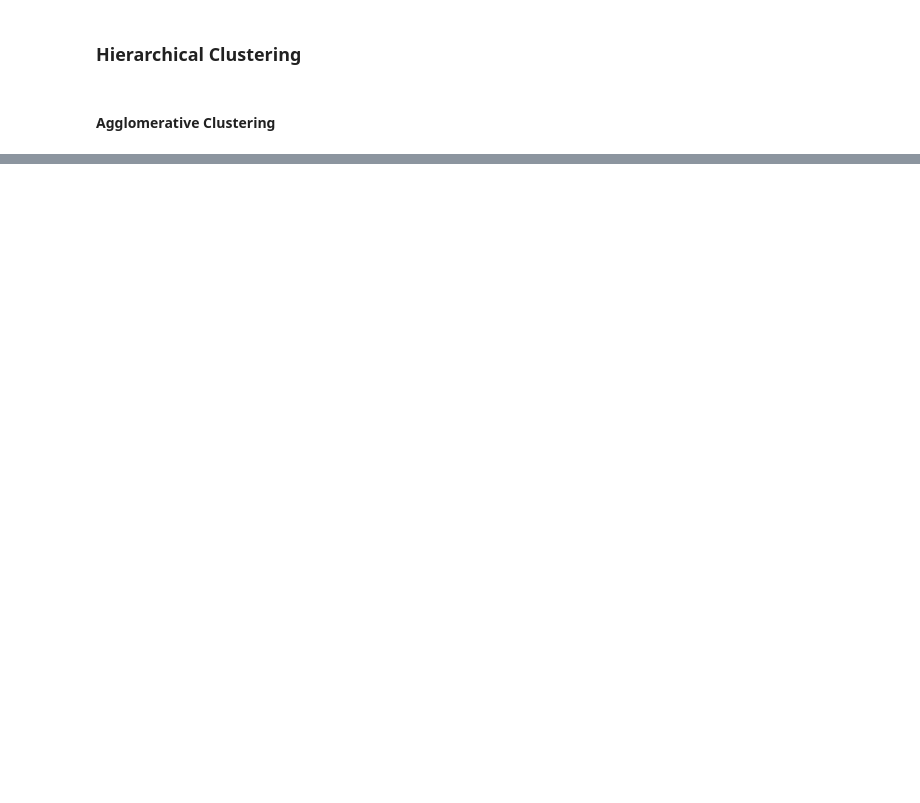
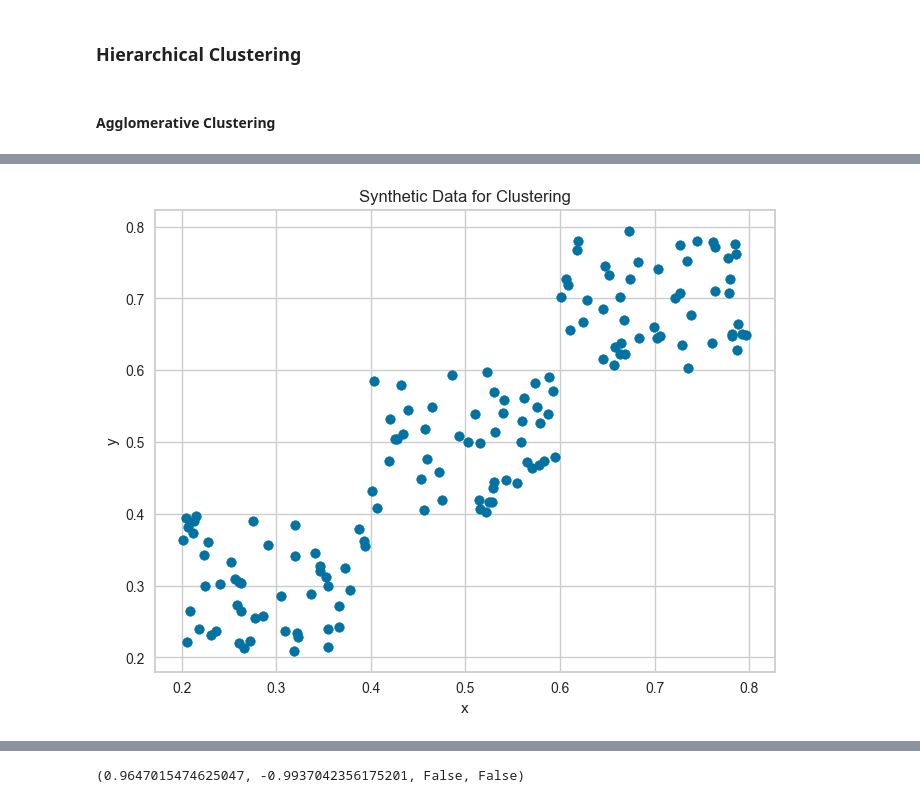
Before and after one commit to MaksimKarnaukh/DataMining, a Jupyter notebook: Assignment3/src/clustering.ipynb, the cells around one changed output, grey strips where cells are left out. Drawn from its saved outputs; the diff is of its cells as text; code cells hidden in the pictures; blank space fills up the shorter version.

```diff
--- a/Assignment3/src/clustering.ipynb
+++ b/Assignment3/src/clustering.ipynb
@@ -889,0 +880,77 @@ print(f'Cluster Validity Correlation: {correlation:.3f}')
+# %%
+def cluster_validity_statistics(actual_model, actual_clusters, data, n_clusters, n_permutations=100):
+    """
+    Perform cluster validity statistics by comparing the actual clustering results to random permutations.
+
+    Note: a score's atypicality will also be returned as False, if the score is greater than the mean while it should be less and vice versa.
+
+    :param data:
+    :param n_clusters:
+    :param n_permutations:
+    :return:
+    """
+    actual_sse = actual_model.inertia_
+    actual_silhouette = silhouette_score(data, actual_clusters)
+
+    # Generate random permutations and compute SSE and silhouette score
+    sse_random = []
+    silhouette_random = []
+    for _ in range(n_permutations):
+        permuted_data = np.apply_along_axis(np.random.permutation, 0, data)
+        kmeans_random = KMeans(n_clusters=n_clusters, random_state=42)
+        random_clusters = kmeans_random.fit_predict(permuted_data)
+        sse_random.append(kmeans_random.inertia_)
+        silhouette_random.append(silhouette_score(permuted_data, random_clusters))
+
+    sse_random = np.array(sse_random)
+    silhouette_random = np.array(silhouette_random)
+
+    # Calculate mean and standard deviation of the random scores
+    sse_mean = sse_random.mean()
+    sse_std = sse_random.std()
+    silhouette_mean = silhouette_random.mean()
+    silhouette_std = silhouette_random.std()
+
+    # Determine if the actual clustering results are atypical
+    sse_z_score = (actual_sse - sse_mean) / sse_std
+    silhouette_z_score = (actual_silhouette - silhouette_mean) / silhouette_std
+
+    sse_is_atypical = sse_z_score < -2 # we want a negative z-score for sse, which then means it is below the mean
+    silhouette_is_atypical = silhouette_z_score > 2 # we want a positive z-score for silhouette score, which then means it is above the mean
+
+    print(f'Actual SSE: {actual_sse:.3f}')
+    print(f'Random SSE Mean: {sse_mean:.3f}, Std: {sse_std:.3f}')
+    print(f'SSE Z-Score: {sse_z_score:.3f}')
+    print(f'SSE is Atypical: {sse_is_atypical}')
+    print(f'---')
+    print(f'Actual Silhouette Score: {actual_silhouette:.3f}')
+    print(f'Random Silhouette Mean: {silhouette_mean:.3f}, Std: {silhouette_std:.3f}')
+    print(f'Silhouette Z-Score: {silhouette_z_score:.3f}')
+    print(f'Silhouette Score is Atypical: {silhouette_is_atypical}')
+    print(f'---')
+
+    return sse_z_score, silhouette_z_score, sse_is_atypical, silhouette_is_atypical
+
+# Generate synthetic data for demonstration
+np.random.seed(42)
+data1 = np.random.uniform(0.2, 0.4, (50, 2))
+data2 = np.random.uniform(0.6, 0.8, (50, 2))
+data3 = np.random.uniform(0.4, 0.6, (50, 2))
+data = np.vstack((data1, data2, data3))
+
+# Plot the clustered data
+plt.figure(figsize=(8, 6))
+plt.scatter(data[:, 0], data[:, 1])
+plt.title('Synthetic Data for Clustering')
+plt.xlabel('x')
+plt.ylabel('y')
+plt.show()
+
+# Perform cluster validity statistics
+n_clusters = 3
+n_permutations = 100
+kmeans = KMeans(n_clusters=n_clusters, random_state=42)
+actual_clusters = kmeans.fit_predict(df_random)
+cluster_validity_statistics(kmeans, actual_clusters, df_random, n_clusters, n_permutations)
+# %% [output]
+[figure, added]
@@ -889,0 +967 @@ print(f'Cluster Validity Correlation: {correlation:.3f}')
+(0.9647015474625047, -0.9937042356175201, False, False)
```
Also changed, not shown: parts of 20 cells of this notebook.
